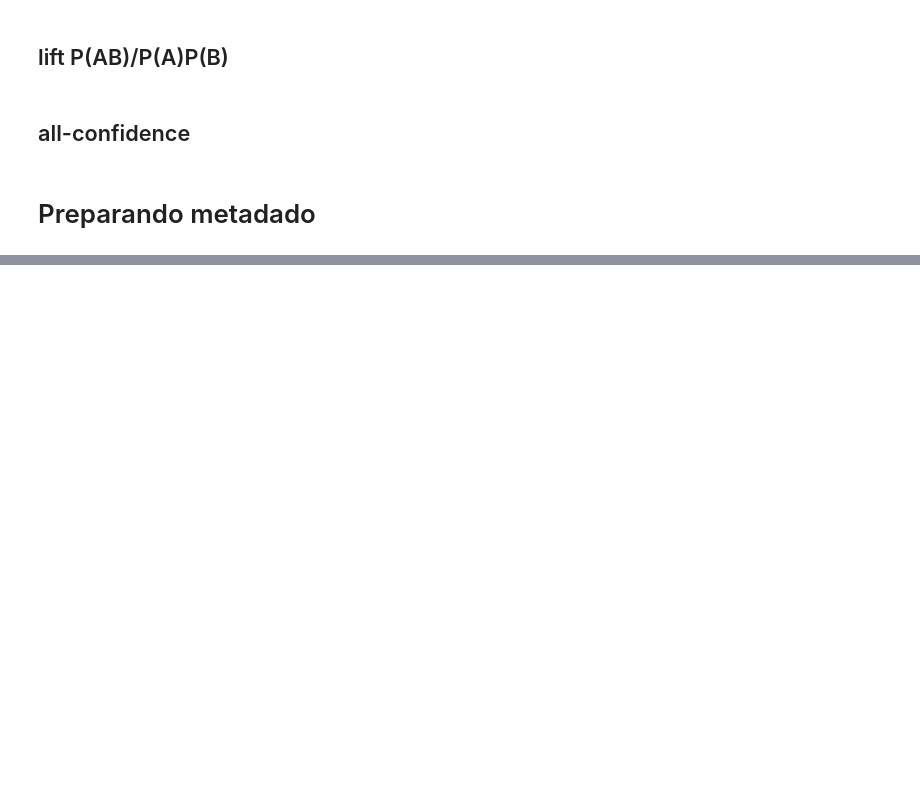
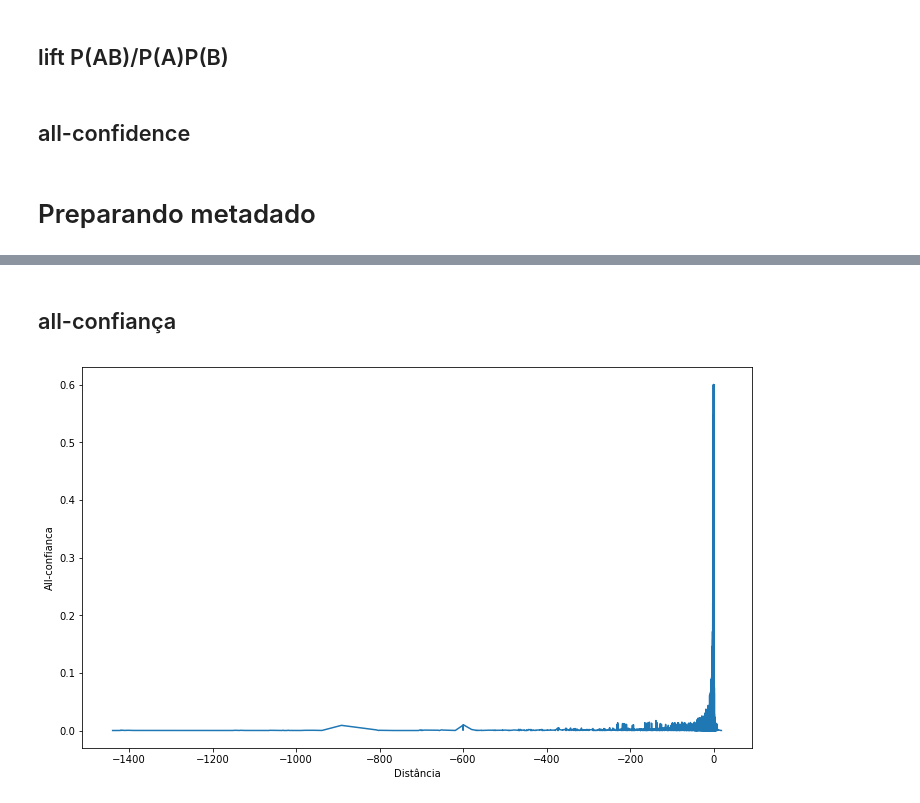
Before and after one commit to altobellibm/CEDERJ_2019_ALEX_SOUZA_E_JOSE_SAMPAIO, a Jupyter notebook: distancia_itens/VisualScaling.ipynb, the cells around one changed output, grey strips where cells are left out. Drawn from its saved outputs; the diff is of its cells as text; code cells hidden in the pictures; blank space fills up the shorter version.

```diff
--- a/distancia_itens/VisualScaling.ipynb
+++ b/distancia_itens/VisualScaling.ipynb
@@ -309,0 +355,17 @@ arq_metadado.close()
+# %% [markdown]
+## all-confiança
+# %%
+order = df.sort_values(by='Dist. Anteced. - Conseq.', ascending=False)
+x = order['Dist. Anteced. - Conseq.'].tolist()
+y = order['all-confianca'].tolist()
+
+width = 12
+height = 7
+plt.figure(figsize=(width, height))
+
+plt.plot(x, y)
+plt.ylabel('All-confianca')
+plt.xlabel('Distância')
+plt.show()
+# %% [output]
+[figure, added]
```
Also changed, not shown: parts of 12 cells of this notebook, 4 other files.
